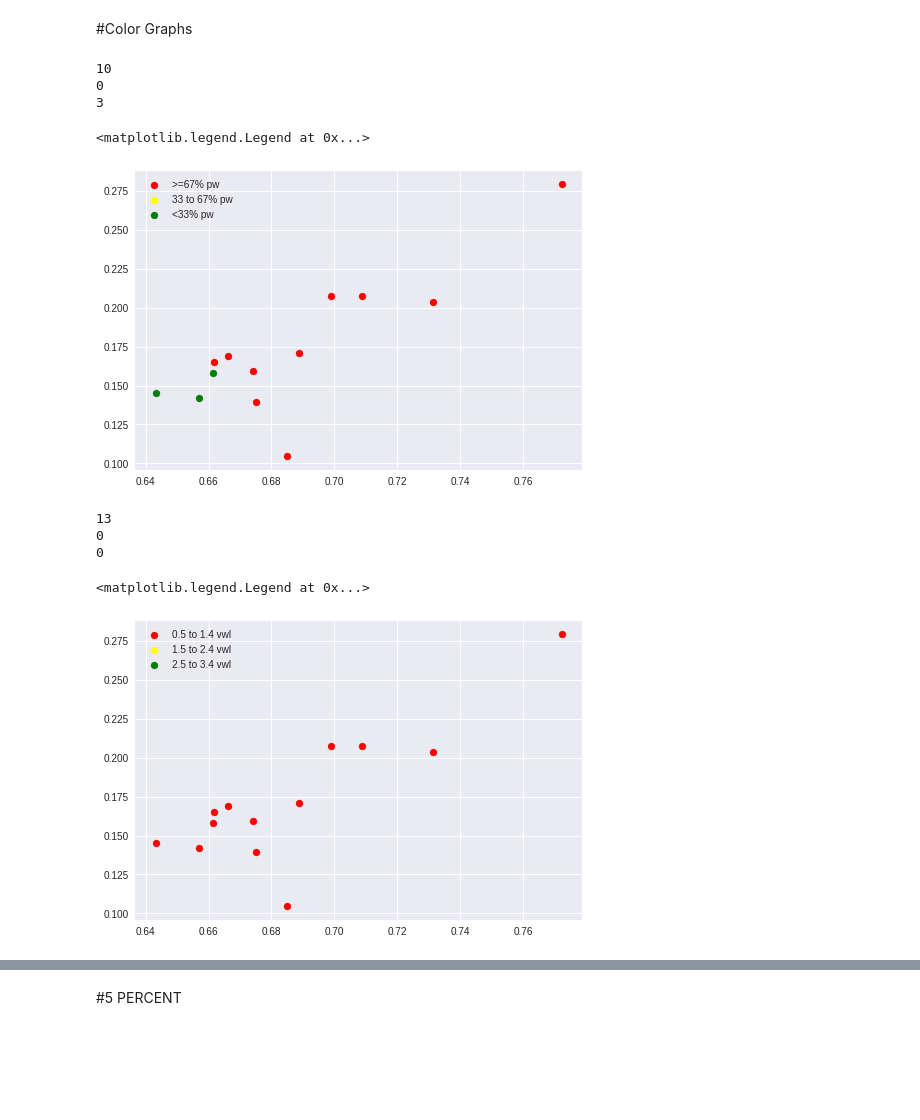
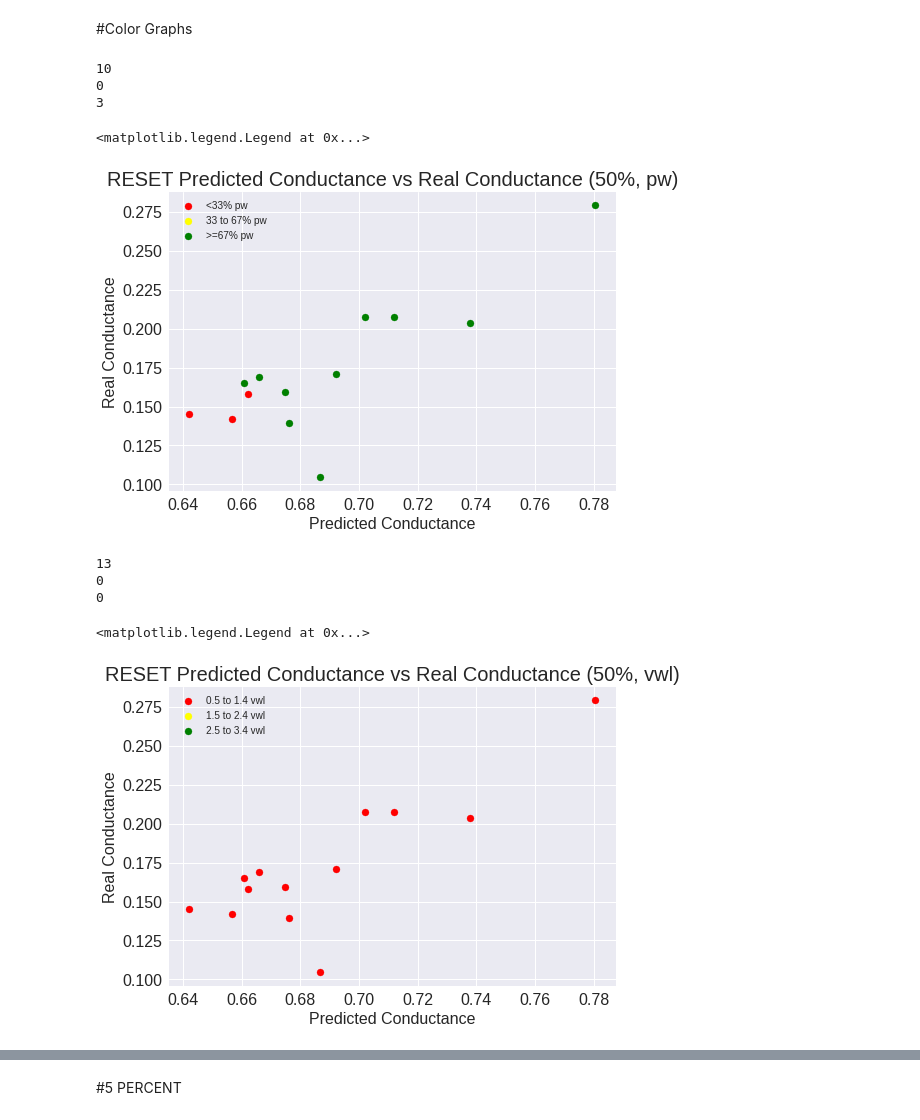
Before and after one commit to AaravWattal/RRAM-Models, a Jupyter notebook: (RESET)_1_12_23_MDN_Visualizations.ipynb, the cells around one changed output, grey strips where cells are left out. Cells and saved outputs as stored; diff of their text form; code cells hidden in the pictures; blank space fills up the shorter version.

```diff
--- a/(RESET)_1_12_23_MDN_Visualizations.ipynb
+++ b/(RESET)_1_12_23_MDN_Visualizations.ipynb
@@ -455,6 +465,16 @@ print(len(x1))
 print(len(x2))
 print(len(x3))
 
+ax = plt.subplot(111, xlabel='x', ylabel='y', title='title')
+for item in ([ax.title, ax.xaxis.label, ax.yaxis.label] +
+             ax.get_xticklabels() + ax.get_yticklabels()):
+    item.set_fontsize(16)
+
+plt.style.use('seaborn')
+plt.title("RESET Predicted Conductance vs Real Conductance (All, vwl)", fontsize=20)
+plt.xlabel("Predicted Conductance")
+plt.ylabel("Real Conductance");
+
 #one green and other red
 plt.scatter(x1, y1, c="red", label='0.5 to 1.4 vwl')
 plt.scatter(x2, y2, c="yellow", label='1.5 to 2.4 vwl')
@@ -492,6 +512,16 @@ print(len(x1))
 print(len(x2))
 print(len(x3))
 
+ax = plt.subplot(111, xlabel='x', ylabel='y', title='title')
+for item in ([ax.title, ax.xaxis.label, ax.yaxis.label] +
+             ax.get_xticklabels() + ax.get_yticklabels()):
+    item.set_fontsize(16)
+
+plt.style.use('seaborn')
+plt.title("RESET Predicted Conductance vs Real Conductance (All, vbsl)", fontsize=20)
+plt.xlabel("Predicted Conductance")
+plt.ylabel("Real Conductance");
+
 #one green and other red
 plt.scatter(x1, y1, c="red", label='0.5 or 1.0 vbsl')
 plt.scatter(x2, y2, c="yellow", label='1.5 or 2.0 vbsl')
@@ -623,37 +653,47 @@ array([[1.       , 0.8275871],
 x1 = []
 x2 = []
 y1 = []
 y2 = []
 x3 = []
 y3 = []
 
 #sort out data into lists
 for i in range(len(mu_variable.cpu().detach().numpy()[:,0])):
   if (X_test[i][1]>=0.67):
       x1.append(mu_variable.cpu().detach().numpy()[:,0][i])
       y1.append(y_test_tensor.cpu().detach().numpy()[i])
   elif (0.33<X_test[i][1]>0.67):
       x2.append(mu_variable.cpu().detach().numpy()[:,0][i])
       y2.append(y_test_tensor.cpu().detach().numpy()[i])
   else:
       x3.append(mu_variable.cpu().detach().numpy()[:,0][i])
       y3.append(y_test_tensor.cpu().detach().numpy()[i])
 
 print(len(x1))
 print(len(x2))
 print(len(x3))
 
-#one green and other red
-plt.scatter(x1, y1, c="red", label='>=67% pw')
+ax = plt.subplot(111, xlabel='x', ylabel='y', title='title')
+for item in ([ax.title, ax.xaxis.label, ax.yaxis.label] +
+             ax.get_xticklabels() + ax.get_yticklabels()):
+    item.set_fontsize(16)
+
+plt.style.use('seaborn')
+plt.title("RESET Predicted Conductance vs Real Conductance (50%, pw)", fontsize=20)
+plt.xlabel("Predicted Conductance")
+plt.ylabel("Real Conductance");
+
+#different color points
+plt.scatter(x3, y3, c="red", label='<33% pw')
 plt.scatter(x2, y2, c="yellow", label='33 to 67% pw')
-plt.scatter(x3, y3, c="green", label='<33% pw')
+plt.scatter(x1, y1, c="green", label='>=67% pw')
 plt.legend()
 # %% [output]
 10
 0
 3
 <matplotlib.legend.Legend at 0x...>
-[figure, old version]
+[figure, new version]
 # %%
 #vwl
 
@@ -680,6 +720,16 @@ print(len(x1))
 print(len(x2))
 print(len(x3))
 
+ax = plt.subplot(111, xlabel='x', ylabel='y', title='title')
+for item in ([ax.title, ax.xaxis.label, ax.yaxis.label] +
+             ax.get_xticklabels() + ax.get_yticklabels()):
+    item.set_fontsize(16)
+
+plt.style.use('seaborn')
+plt.title("RESET Predicted Conductance vs Real Conductance (50%, vwl)", fontsize=20)
+plt.xlabel("Predicted Conductance")
+plt.ylabel("Real Conductance");
+
 #one green and other red
 plt.scatter(x1, y1, c="red", label='0.5 to 1.4 vwl')
 plt.scatter(x2, y2, c="yellow", label='1.5 to 2.4 vwl')
@@ -690,7 +740,7 @@ plt.legend()
 0
 0
 <matplotlib.legend.Legend at 0x...>
-[figure, old version]
+[figure, new version]
 # %%
 #vbsl
 
```
Also changed, not shown: parts of 31 cells of this notebook.
